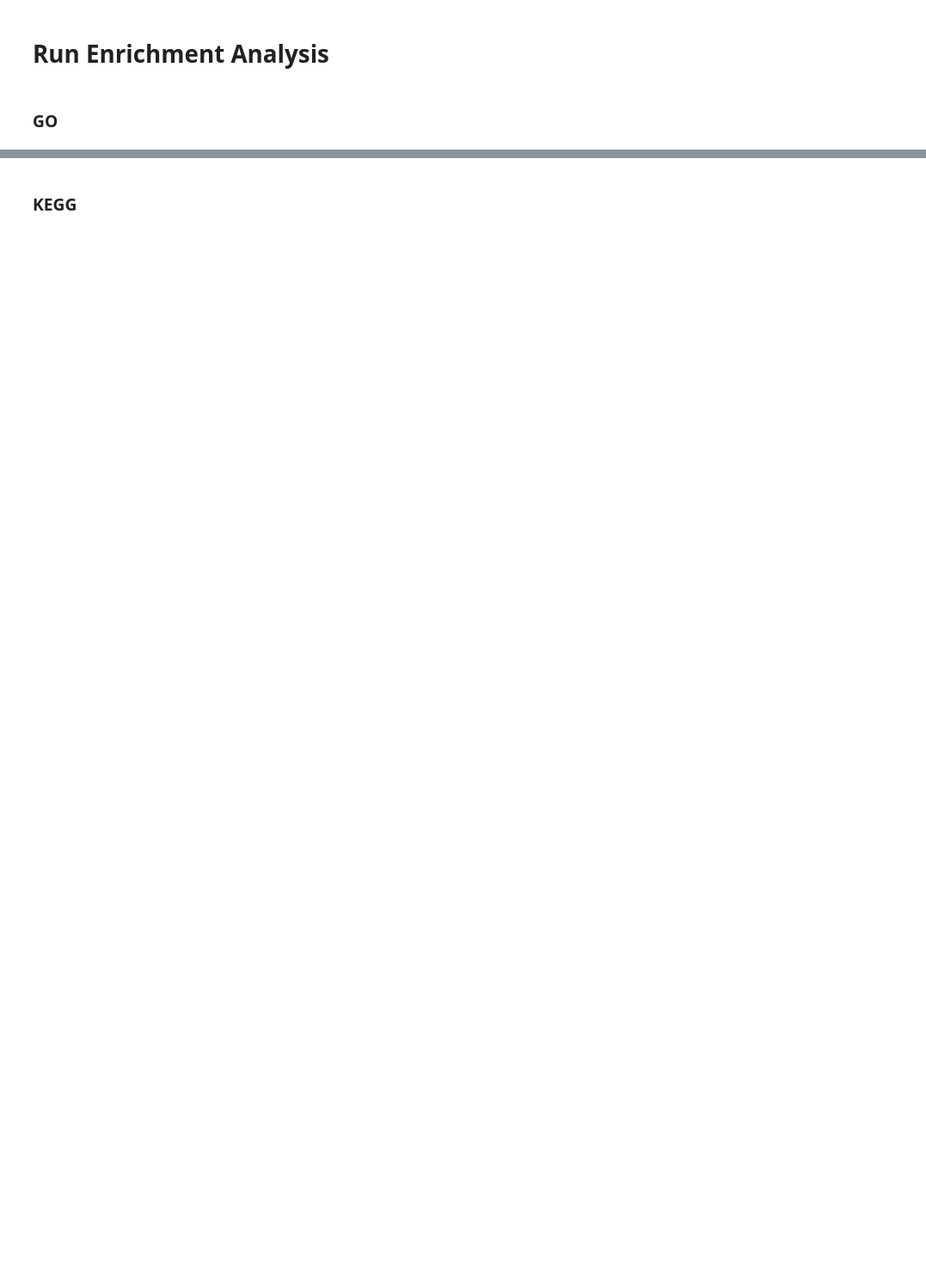
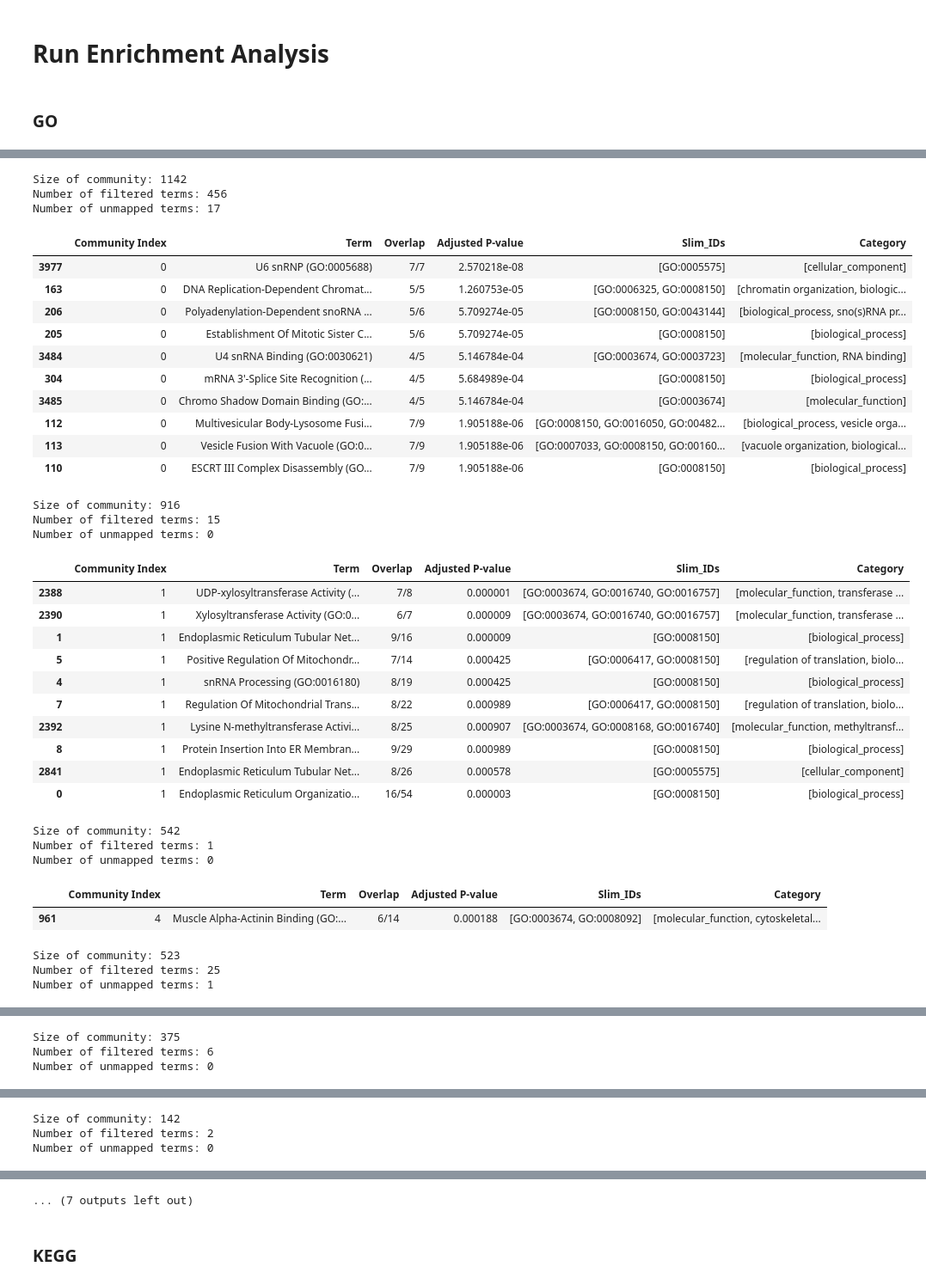
Before and after one commit to Monomanae/DGI-Hypergraph-Fin, a Jupyter notebook: Methods/DDBC/Clustering_Result_Analysis.ipynb, the cells around one changed output, grey strips where cells are left out. Shown at 86% size. Saved outputs shown, nothing was run; the diff lists cells and outputs as text; code cells hidden in the pictures; blank space fills up the shorter version.

```diff
--- a/Methods/DDBC/Clustering_Result_Analysis.ipynb
+++ b/Methods/DDBC/Clustering_Result_Analysis.ipynb
@@ -191,11 +430,20 @@ print(communities_HGNC)
 # %%
 # pip install goatools
-from goatools.obo_parser import GODag
 
-DATA_DIRECTORY = "../../data"
-GO_OBO = f"{DATA_DIRECTORY}/GO/go-basic.obo"            # put the file in your working dir (or give full path)
-GOSLIM_OBO = f"{DATA_DIRECTORY}/GO/goslim_generic.obo"  # swap to another slim if you prefer
 
-go = GODag(GO_OBO)
+# GO library
+go = GODag(GO_OBO, optional_attrs={'relationship'})
+
+# SLIM libraries
 slim = GODag(GOSLIM_OBO)
-SLIM_IDS = set(slim.keys())
+slim_pir = GODag(GOSLIM_PIR_OBO)
+slim_yeast = GODag(GOSLIM_YEAST_OBO)
+slim_agr = GODag(GOSLIM_AGR_OBO)
+
+slim_ids = set(slim.keys())
+slim_pir_ids = set(slim_pir.keys())
+slim_yeast_ids = set(slim_yeast.keys())
+slim_agr_ids = set(slim_agr.keys())
+
+
+slim_names = {sid: slim[sid].name for sid in slim_ids}
@@ -212,7 +457,7 @@ def get_goid(term: str):
             return m.group(1)
     return None
 
-def map_to_goslim(go_id):
+def map_to_goslim(go_id,slim_ids_param):
     """Return all GO-Slim IDs that are ancestors (or self) of the GO term."""
     if not go_id or go_id not in go:
         return []
@@ -222,4 +467,4 @@ def map_to_goslim(go_id):
         anc_ids = {node.id} | {t.id for t in parents}
     else:
         anc_ids = {node.id} | set(parents)
-    return sorted(anc_ids & SLIM_IDS)
+    return sorted(anc_ids & slim_ids_param)
@@ -263,11 +597,9 @@ def get_kegg_level2(hsa_id: str) -> str | None:
 # %% [markdown]
 # Run Enrichment Analysis
+# %%
+TERM_SCORE_CAP = 0.001
+PERCENTAGE = 0.1
 # %% [markdown]
 ### GO
-# %%
-# term_size_cap = 20
-term_score_cap = 0.001
-percentage = 0.1
-important_terms = pd.DataFrame(columns=["Community Index","Community Size","Term", "Overlap", "Adjusted P-value"])
 # %%
 # GO Analysis; save terms with small size and high p-value
@@ -392,0 +671,39 @@ Number of filtered terms: 32
+# %%
+go_important_terms = go_enrichment(COMMUNITIES_HGNC,TERM_SCORE_CAP,PERCENTAGE)
+# %% [output]
+Size of community: 1142
+Number of filtered terms: 456
+Number of unmapped terms: 17
+|  | Community Index | Term | Overlap | Adjusted P-value | Slim_IDs | Category |
+| 3977 | 0 | U6 snRNP (GO:0005688) | 7/7 | 2.570218e-08 | [GO:0005575] | [cellular_component] |
+| 163 | 0 | DNA Replication-Dependent Chromat... | 5/5 | 1.260753e-05 | [GO:0006325, GO:0008150] | [chromatin organization, biologic... |
+| 206 | 0 | Polyadenylation-Dependent snoRNA ... | 5/6 | 5.709274e-05 | [GO:0008150, GO:0043144] | [biological_process, sno(s)RNA pr... |
+| 205 | 0 | Establishment Of Mitotic Sister C... | 5/6 | 5.709274e-05 | [GO:0008150] | [biological_process] |
+| 3484 | 0 | U4 snRNA Binding (GO:0030621) | 4/5 | 5.146784e-04 | [GO:0003674, GO:0003723] | [molecular_function, RNA binding] |
+| 304 | 0 | mRNA 3'-Splice Site Recognition (... | 4/5 | 5.684989e-04 | [GO:0008150] | [biological_process] |
+| 3485 | 0 | Chromo Shadow Domain Binding (GO:... | 4/5 | 5.146784e-04 | [GO:0003674] | [molecular_function] |
+| 112 | 0 | Multivesicular Body-Lysosome Fusi... | 7/9 | 1.905188e-06 | [GO:0008150, GO:0016050, GO:00482... | [biological_process, vesicle orga... |
+| 113 | 0 | Vesicle Fusion With Vacuole (GO:0... | 7/9 | 1.905188e-06 | [GO:0007033, GO:0008150, GO:00160... | [vacuole organization, biological... |
+| 110 | 0 | ESCRT III Complex Disassembly (GO... | 7/9 | 1.905188e-06 | [GO:0008150] | [biological_process] |
+Size of community: 916
+Number of filtered terms: 15
+Number of unmapped terms: 0
+|  | Community Index | Term | Overlap | Adjusted P-value | Slim_IDs | Category |
+| 2388 | 1 | UDP-xylosyltransferase Activity (... | 7/8 | 0.000001 | [GO:0003674, GO:0016740, GO:0016757] | [molecular_function, transferase ... |
+| 2390 | 1 | Xylosyltransferase Activity (GO:0... | 6/7 | 0.000009 | [GO:0003674, GO:0016740, GO:0016757] | [molecular_function, transferase ... |
+| 1 | 1 | Endoplasmic Reticulum Tubular Net... | 9/16 | 0.000009 | [GO:0008150] | [biological_process] |
+| 5 | 1 | Positive Regulation Of Mitochondr... | 7/14 | 0.000425 | [GO:0006417, GO:0008150] | [regulation of translation, biolo... |
+| 4 | 1 | snRNA Processing (GO:0016180) | 8/19 | 0.000425 | [GO:0008150] | [biological_process] |
+| 7 | 1 | Regulation Of Mitochondrial Trans... | 8/22 | 0.000989 | [GO:0006417, GO:0008150] | [regulation of translation, biolo... |
+| 2392 | 1 | Lysine N-methyltransferase Activi... | 8/25 | 0.000907 | [GO:0003674, GO:0008168, GO:0016740] | [molecular_function, methyltransf... |
+| 8 | 1 | Protein Insertion Into ER Membran... | 9/29 | 0.000989 | [GO:0008150] | [biological_process] |
+| 2841 | 1 | Endoplasmic Reticulum Tubular Net... | 8/26 | 0.000578 | [GO:0005575] | [cellular_component] |
+| 0 | 1 | Endoplasmic Reticulum Organizatio... | 16/54 | 0.000003 | [GO:0008150] | [biological_process] |
+Size of community: 542
+Number of filtered terms: 1
+Number of unmapped terms: 0
+|  | Community Index | Term | Overlap | Adjusted P-value | Slim_IDs | Category |
+| 961 | 4 | Muscle Alpha-Actinin Binding (GO:... | 6/14 | 0.000188 | [GO:0003674, GO:0008092] | [molecular_function, cytoskeletal... |
+Size of community: 523
+Number of filtered terms: 25
+Number of unmapped terms: 1
@@ -392,0 +721,3 @@ Number of filtered terms: 32
+Size of community: 375
+Number of filtered terms: 6
+Number of unmapped terms: 0
@@ -392,0 +731,3 @@ Number of filtered terms: 32
+Size of community: 142
+Number of filtered terms: 2
+Number of unmapped terms: 0
@@ -392,0 +737 @@ Number of filtered terms: 32
+... (7 outputs left out)
```
Also changed, not shown: parts of 64 cells of this notebook, 2 other files.
